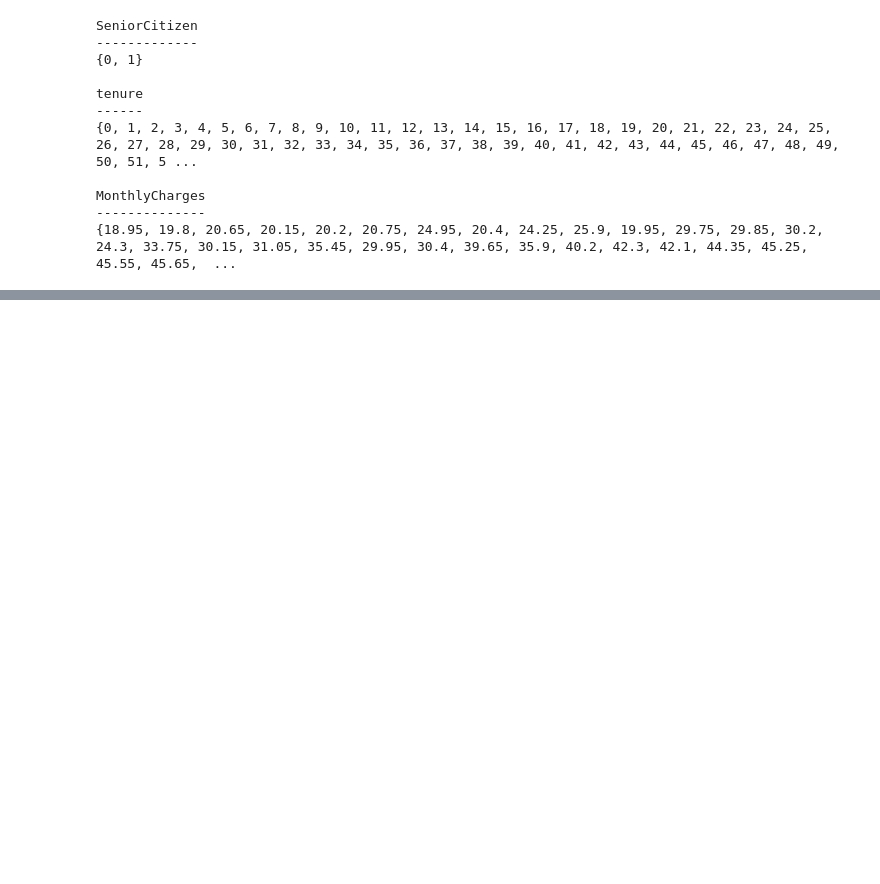
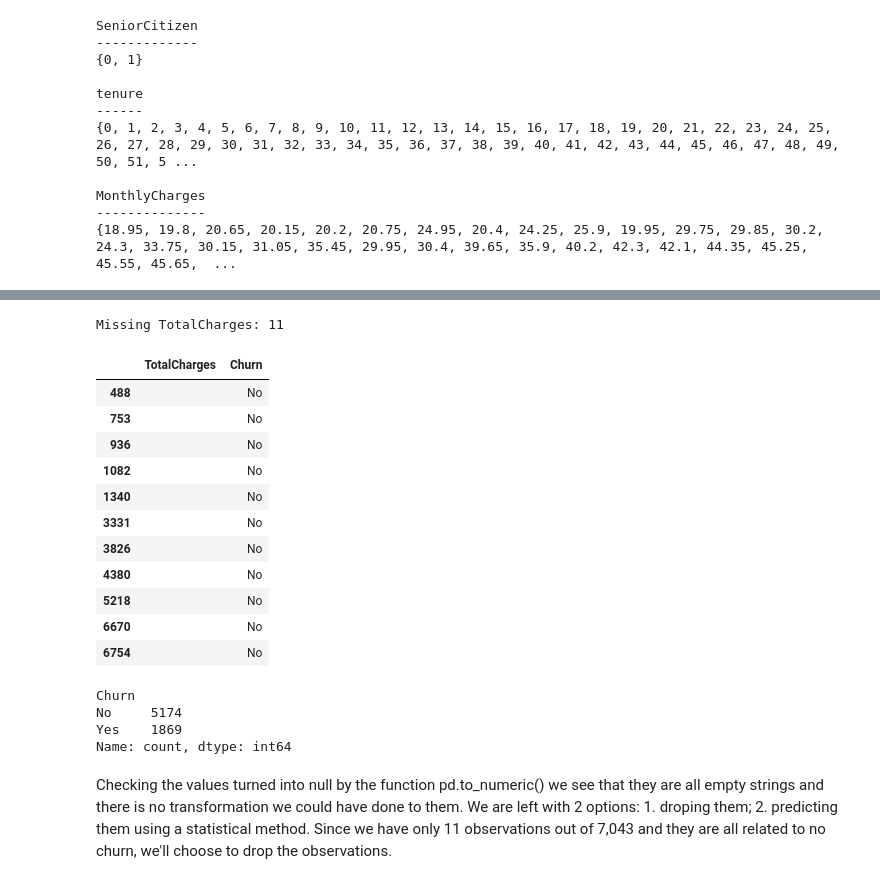
Before and after one commit to andreyrmacedo/telco-customer-churn, a Jupyter notebook: telco_customer_churn.ipynb, the cells around one changed output, grey strips where cells are left out. Drawn from its saved outputs; the diff is of its cells as text; code cells hidden in the pictures; blank space fills up the shorter version.

```diff
--- a/telco_customer_churn.ipynb
+++ b/telco_customer_churn.ipynb
@@ -133,0 +143,35 @@ MonthlyCharges
+# %%
+# Adapt 'TotalCharges' data type
+df_adapted = df.copy()
+df_adapted['TotalCharges'] = pd.to_numeric(df_adapted['TotalCharges'], errors='coerce')
+
+# Check for missing values
+count_missing_values = df_adapted['TotalCharges'].isna().sum().item()
+print(f'Missing TotalCharges: {count_missing_values}')
+# %% [output]
+Missing TotalCharges: 11
+# %%
+# Check for additional information
+df.loc[df_adapted[df_adapted['TotalCharges'].isna()].index][['TotalCharges', 'Churn']]
+# %% [output]
+|  | TotalCharges | Churn |
+| 488 |  | No |
+| 753 |  | No |
+| 936 |  | No |
+| 1082 |  | No |
+| 1340 |  | No |
+| 3331 |  | No |
+| 3826 |  | No |
+| 4380 |  | No |
+| 5218 |  | No |
+| 6670 |  | No |
+| 6754 |  | No |
+# %%
+df['Churn'].value_counts()
+# %% [output]
+Churn
+No     5174
+Yes    1869
+Name: count, dtype: int64
+# %% [markdown]
+Checking the values turned into null by the function pd.to_numeric() we see that they are all empty strings and there is no transformation we could have done to them. We are left with 2 options: 1. droping them; 2. predicting them using a statistical method. Since we have only 11 observations out of 7,043 and they are all related to no churn, we'll choose to drop the observations.
```
Also changed, not shown: parts of 4 cells of this notebook.
